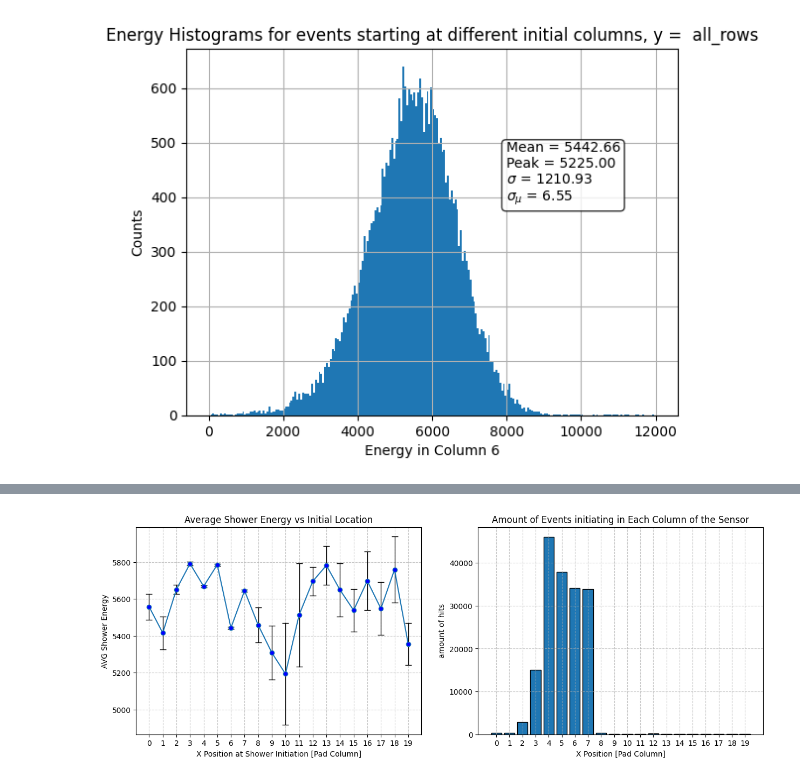
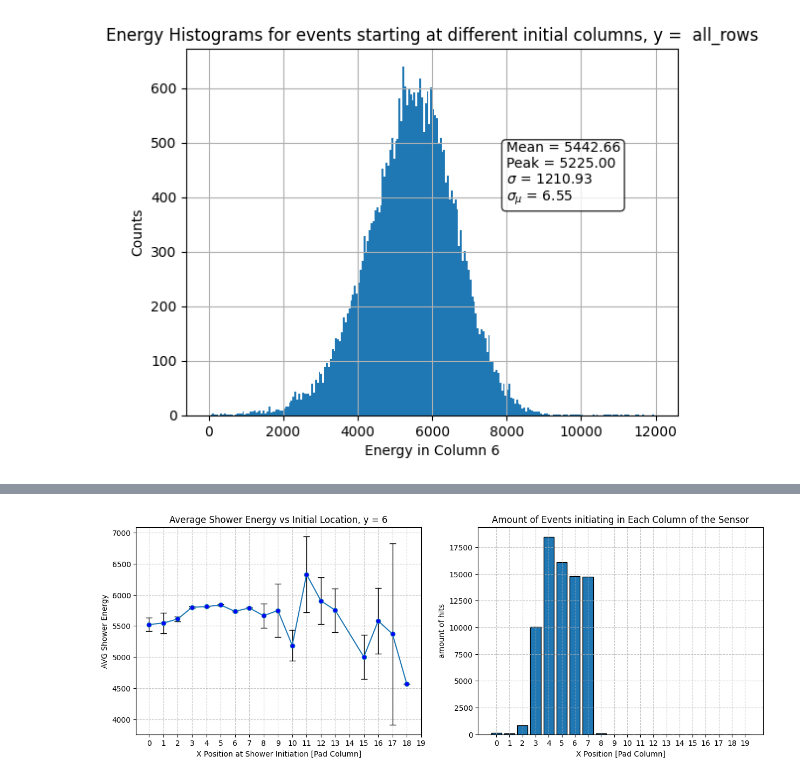
Before and after one commit to Ben-David-Ben/F-Cal-TB-Project, a Jupyter notebook: TB2025_Gap.ipynb, the cells around one changed output, grey strips where cells are left out. Cells and saved outputs as stored; diff of their text form; code cells hidden in the pictures.

Commit message:
Shower energy vs columns func corrected

```diff
--- a/TB2025_Gap.ipynb
+++ b/TB2025_Gap.ipynb
@@ -133,4 +132,4 @@ shower_energy_histo_single_location(hit_data_1093, 6)
 # %% [output]
 [figure]
 # %%
-rf.Gaussian_fit_histo_single_column(hit_data_1093, 6, bin_size=200)
+# rf.Single_column_snergy_histo_Gaussian_fit(hit_data_1093, 6, bin_size=5)
@@ -233,2 +136,2 @@ def Gamma_fit_histo_single_column(hit_data, Position, specific_Y = "all_rows", b
 # %%
-Gamma_fit_histo_single_column(hit_data_1093, 6, bin_size=200)
+# rf.single_column_energy_Gamma_fit(hit_data_1093, 6, bin_size=5)
@@ -320,4 +138,4 @@ def event_shower_energy_vs_X_position(hit_data, single_pad_only = "false", speci
 # %%
-rf.event_shower_energy_vs_X_position(hit_data_1093, single_pad_only = "true", specific_Y=)
+event_shower_energy_vs_X_position(hit_data_1093, single_pad_only = "true", specific_Y=6)
 # %% [output]
-[figure, old version]
+[figure, new version]
```
Also changed, not shown: parts of 7 cells of this notebook, 1 other file.
